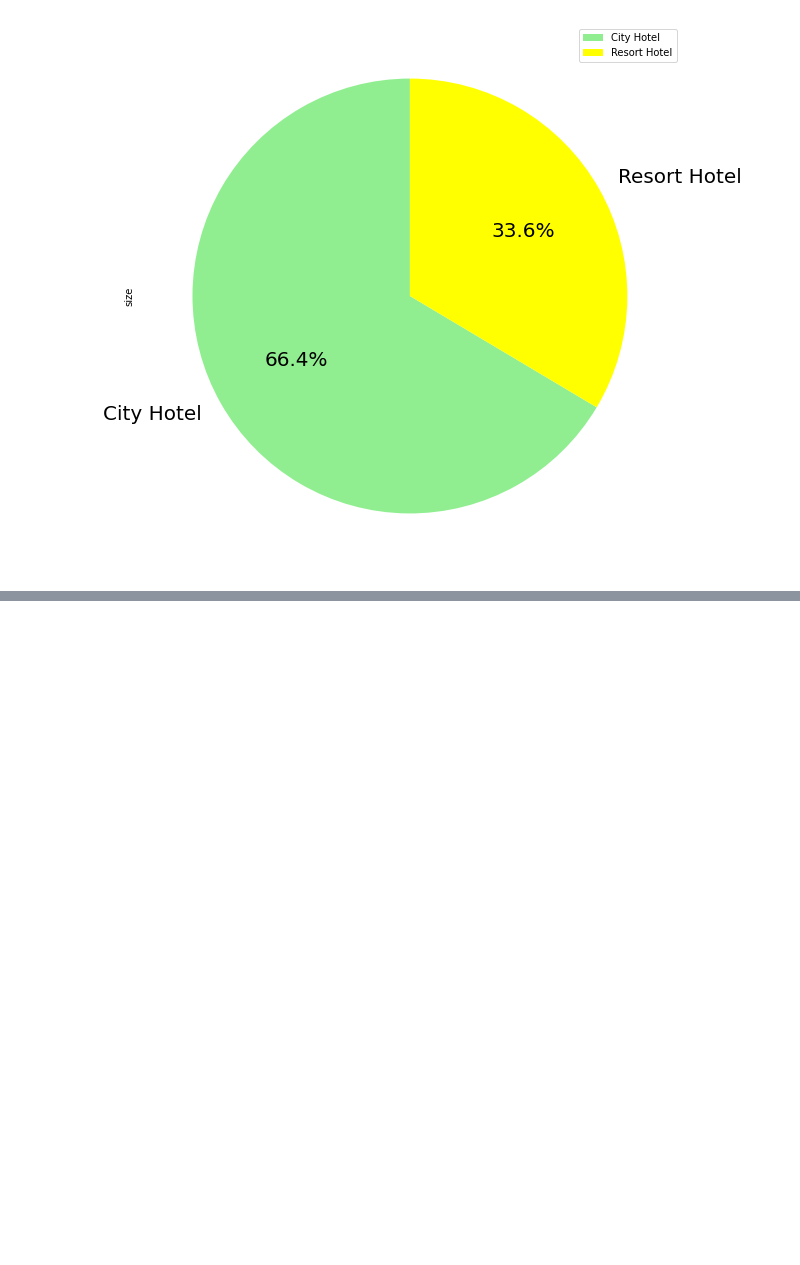
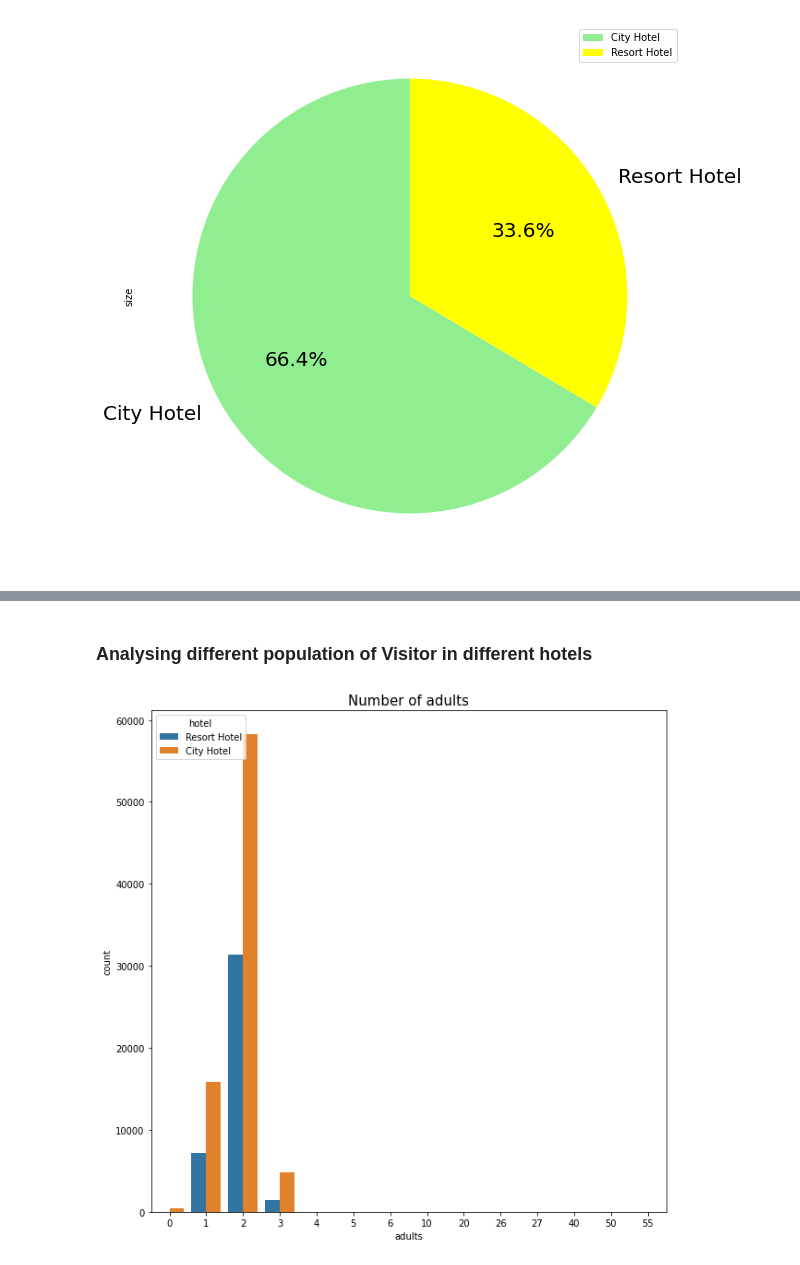
Before and after one commit to sagar2582/Capstone-1-Hotel-Booking-Analysis, a Jupyter notebook: Hotel_Booking_Analysis.ipynb, the cells around one changed output, grey strips where cells are left out. Saved outputs shown, nothing was run; the diff lists cells and outputs as text; code cells hidden in the pictures; blank space fills up the shorter version.

```diff
--- a/Hotel_Booking_Analysis.ipynb
+++ b/Hotel_Booking_Analysis.ipynb
@@ -191,9 +191,9 @@ Name: hotel, dtype: int64
 # Since there are only two type using a pie chart will be better of visual understanding
 plt.rcParams['figure.figsize'] = 10,10
 
-df = pd.DataFrame({'size' : [79330, 40060],
+pie_frame = pd.DataFrame({'size' : [79330, 40060],
                    'index' : ['City Hotel', 'Resort Hotel']})
-df.plot.pie(y='size', labels = ['City Hotel', 'Resort Hotel'], colors = ['lightgreen', 'yellow'], autopct='%1.1f%%', startangle=90, textprops={'fontsize': 20})
+pie_frame.plot.pie(y='size', labels = ['City Hotel', 'Resort Hotel'], colors = ['lightgreen', 'yellow'], autopct='%1.1f%%', startangle=90, textprops={'fontsize': 20})
 # %% [output]
 <matplotlib.axes._subplots.AxesSubplot at 0x...>
 [figure]
@@ -211,0 +218,9 @@ df.plot.pie(y='size', labels = ['City Hotel', 'Resort Hotel'], colors = ['lightg
+# %% [markdown]
+### Analysing different population of Visitor in different hotels
+# %%
+plt.figure(figsize=(10,10))
+sns.countplot(data = df, x = 'adults', hue = 'hotel')
+plt.title('Number of adults', fontsize = 15)
+plt.show()
+# %% [output]
+[figure, added]
```
Also changed, not shown: parts of 11 cells of this notebook.
